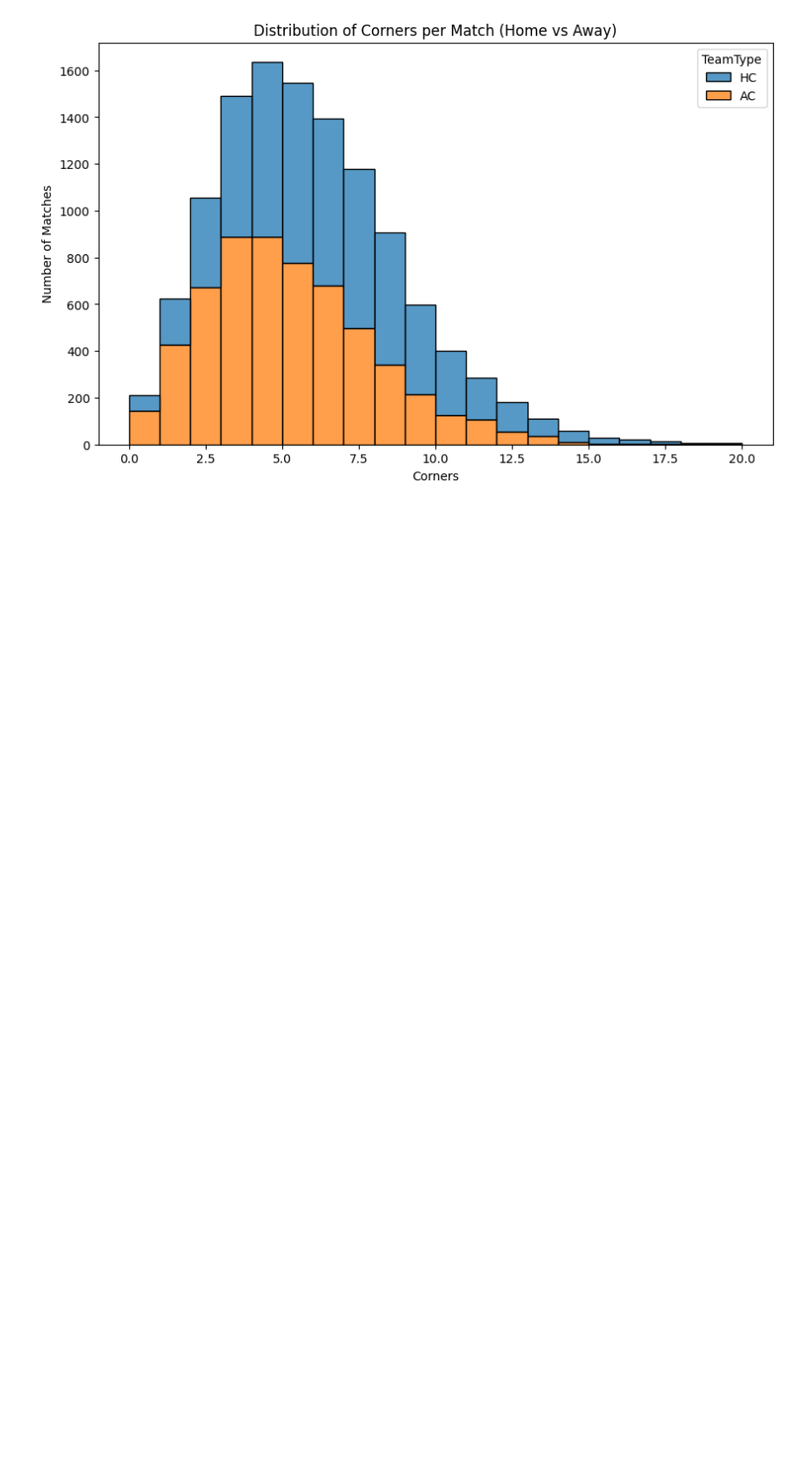
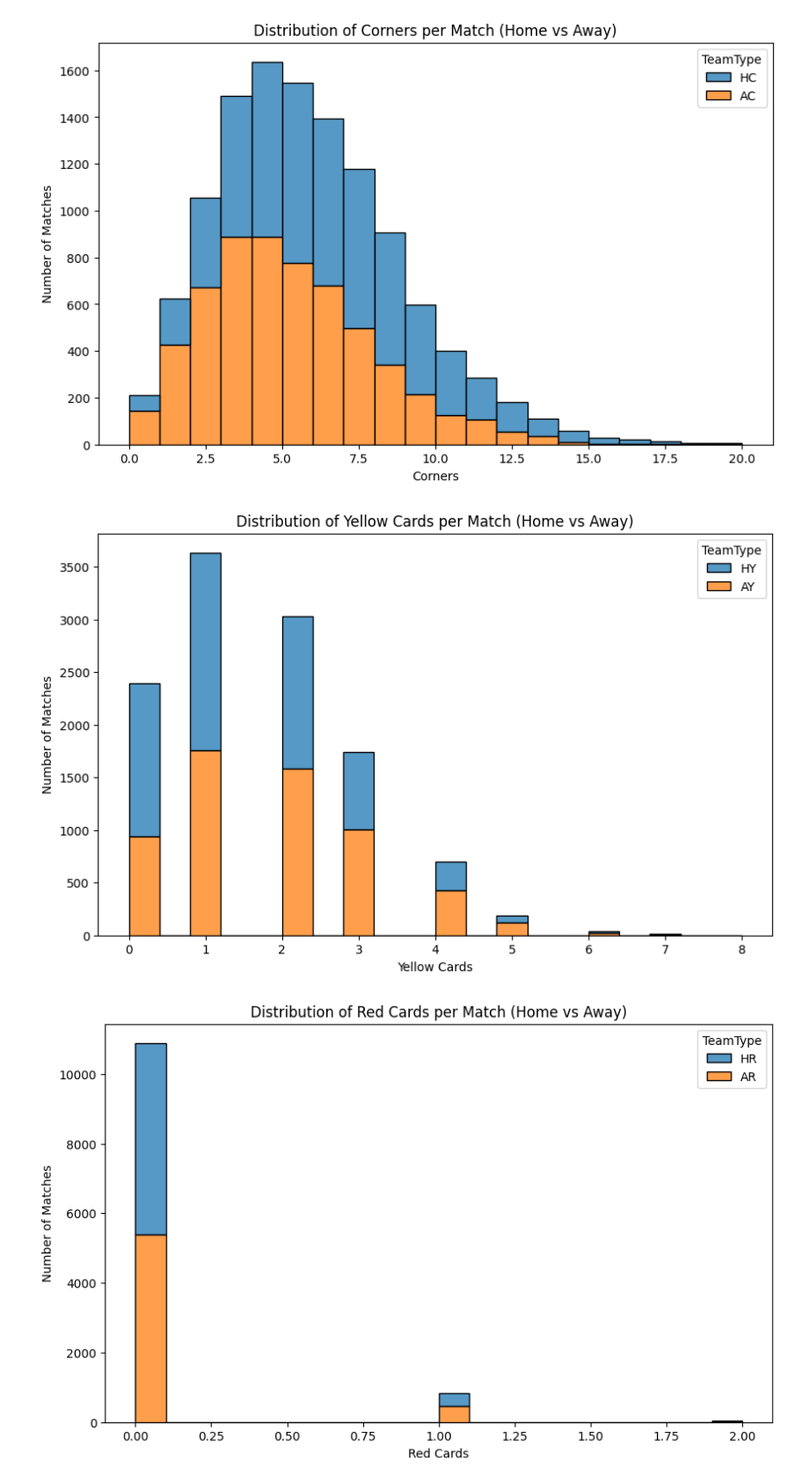
Before and after one commit to akshmaatreja/RR_project, a Jupyter notebook: notebooks/1_EDA_and_Preprocessing.ipynb, the cells around one changed output. Shown at 88% size. Drawn from its saved outputs; the diff is of its cells as text; code cells hidden in the pictures; blank space fills up the shorter version.

```diff
--- a/notebooks/1_EDA_and_Preprocessing.ipynb
+++ b/notebooks/1_EDA_and_Preprocessing.ipynb
@@ -268,3 +268,22 @@ plt.ylabel('Number of Matches')
 plt.show()
 # %% [output]
 [figure]
+# %%
+# distribution of yellow cards per match and red cards per match
+yellow_cards_df = pd.melt(df[['HY', 'AY']], var_name='TeamType', value_name='Yellow Cards')
+plt.figure(figsize=(10, 6))
+sns.histplot(data=yellow_cards_df, x='Yellow Cards', hue='TeamType', multiple='stack', bins=20, edgecolor='black')
+plt.title('Distribution of Yellow Cards per Match (Home vs Away)')
+plt.xlabel('Yellow Cards')
+plt.ylabel('Number of Matches')
+plt.show()
+red_cards_df = pd.melt(df[['HR', 'AR']], var_name='TeamType', value_name='Red Cards')
+plt.figure(figsize=(10, 6))
+sns.histplot(data=red_cards_df, x='Red Cards', hue='TeamType', multiple='stack', bins=20, edgecolor='black')
+plt.title('Distribution of Red Cards per Match (Home vs Away)')
+plt.xlabel('Red Cards')
+plt.ylabel('Number of Matches')
+plt.show()
+# %% [output]
+[figure, added]
+[figure, added]
```
Also changed, not shown: parts of 19 cells of this notebook.
